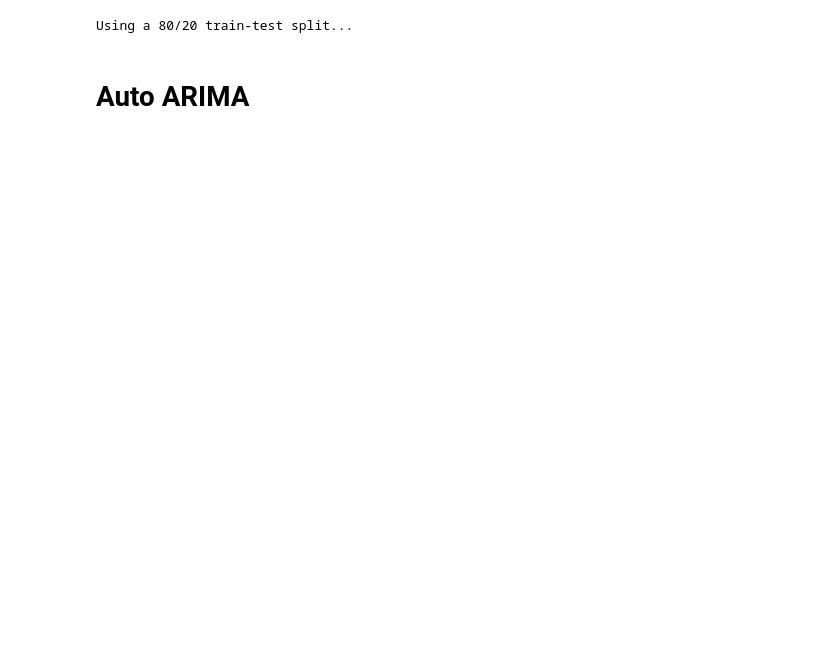
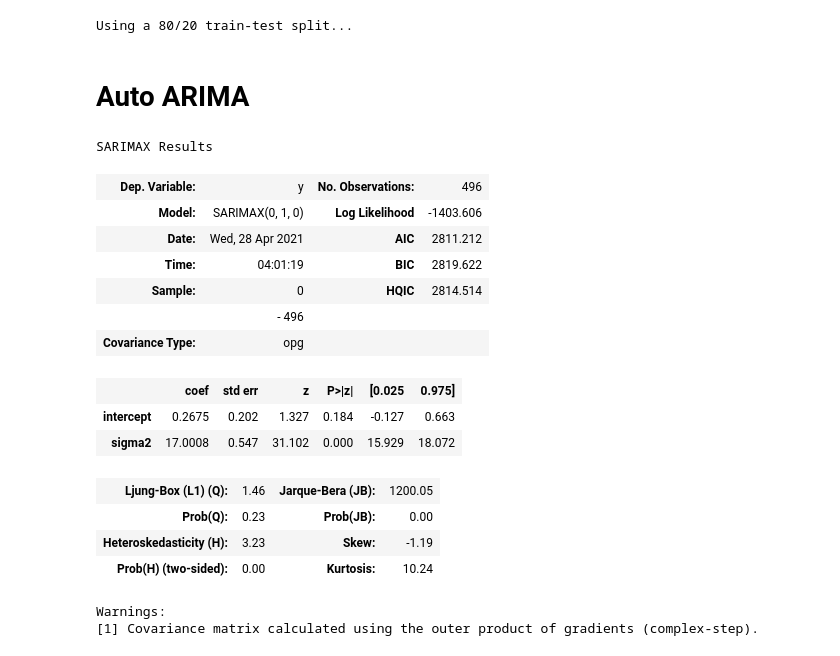
Before and after one commit to eggrollofchaos/i_spy_etf_price_predictions, a Jupyter notebook: code/spy_eda_colab.ipynb, the cells around one changed output. Cells and saved outputs as stored; diff of their text form; code cells hidden in the pictures; blank space fills up the shorter version.

```diff
--- a/code/spy_eda_colab.ipynb
+++ b/code/spy_eda_colab.ipynb
@@ -512,0 +507,20 @@ pya.auto_arima(df.dropna(), seasonal=True, m=2190).summary()
+# %%
+pya.auto_arima(df.dropna(), seasonal=True, m=round(365/4)).summary()
+# %% [output]
+SARIMAX Results
+| Dep. Variable: | y | No. Observations: | 496 |
+| Model: | SARIMAX(0, 1, 0) | Log Likelihood | -1403.606 |
+| Date: | Wed, 28 Apr 2021 | AIC | 2811.212 |
+| Time: | 04:01:19 | BIC | 2819.622 |
+| Sample: | 0 | HQIC | 2814.514 |
+|  | - 496 |  |  |
+| Covariance Type: | opg |  |  |
+|  | coef | std err | z | P>|z| | [0.025 | 0.975] |
+| intercept | 0.2675 | 0.202 | 1.327 | 0.184 | -0.127 | 0.663 |
+| sigma2 | 17.0008 | 0.547 | 31.102 | 0.000 | 15.929 | 18.072 |
+| Ljung-Box (L1) (Q): | 1.46 | Jarque-Bera (JB): | 1200.05 |
+| Prob(Q): | 0.23 | Prob(JB): | 0.00 |
+| Heteroskedasticity (H): | 3.23 | Skew: | -1.19 |
+| Prob(H) (two-sided): | 0.00 | Kurtosis: | 10.24 |
+Warnings:
+[1] Covariance matrix calculated using the outer product of gradients (complex-step).
```
Also changed, not shown: parts of 27 cells of this notebook, 2 other files.
